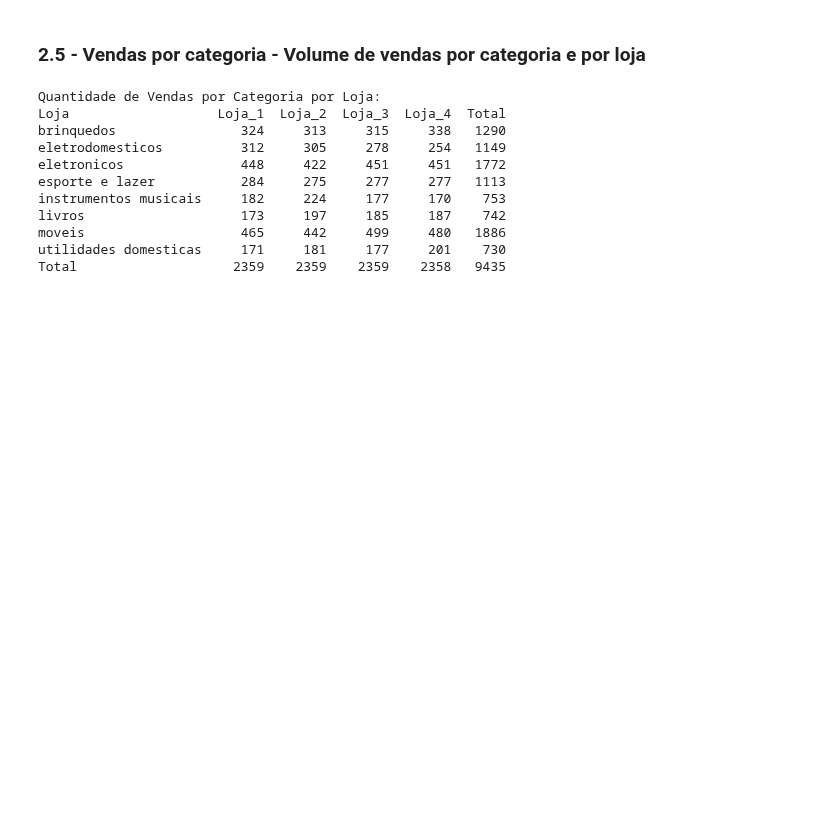
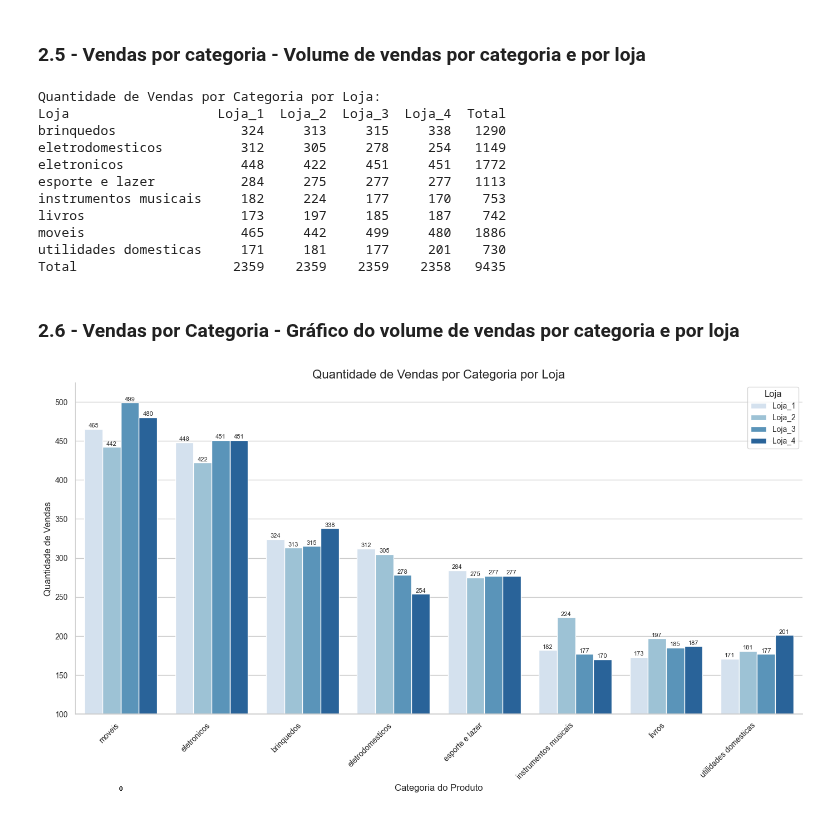
Before and after one commit to JCrpa/curso3_python_data_science_challenge_alura-store_github, a Jupyter notebook: AluraStoreBr.ipynb, the cells around one changed output. Drawn from its saved outputs; the diff is of its cells as text; code cells hidden in the pictures; blank space fills up the shorter version.

Commit message:
implementar o grafico do volume de vendas por categoria e por loja

```diff
--- a/AluraStoreBr.ipynb
+++ b/AluraStoreBr.ipynb
@@ -454,3 +454,83 @@ livros                    173     197     185     187    742
 moveis                    465     442     499     480   1886
 utilidades domesticas     171     181     177     201    730
 Total                    2359    2359    2359    2358   9435
+# %% [markdown]
+### 2.6 - Vendas por Categoria - Gráfico do volume de vendas por categoria e por loja
+# %%
+import numpy as np
+import pandas as pd
+import matplotlib.pyplot as plt
+import seaborn as sns
+import os
+
+# Define o caminho base para os arquivos
+caminho_base = "./base-de-dados-challenge-1/"
+arquivos_lojas = ['loja_1.csv', 'loja_2.csv', 'loja_3.csv', 'loja_4.csv']
+
+# Lista para armazenar os DataFrames de cada loja
+lista_tabelas = []
+
+# Loop para ler cada arquivo e adicionar a tabela à lista
+for arquivo in arquivos_lojas:
+    caminho_completo = os.path.join(caminho_base, arquivo)
+    df_loja = pd.read_csv(caminho_completo)
+    nome_loja = arquivo.split('.')[0].capitalize()
+    df_loja['Loja'] = nome_loja
+    lista_tabelas.append(df_loja)
+
+# Concatena todas as tabelas em uma única tabela chamada 'lojas'
+lojas = pd.concat(lista_tabelas, ignore_index=True)
+
+# Calcular a quantidade de vendas por categoria e loja
+vendas_por_categoria_loja = lojas.groupby(['Categoria do Produto', 'Loja']).size().unstack(fill_value=0)
+
+# Ordenar as categorias pela soma das vendas em todas as lojas (do maior para o menor)
+vendas_totais_por_categoria = vendas_por_categoria_loja.sum(axis=1).sort_values(ascending=False)
+vendas_por_categoria_pivot_ordenado = vendas_por_categoria_loja.loc[vendas_totais_por_categoria.index]
+
+# Preparar os dados para Seaborn usando melt
+df_melted = pd.melt(vendas_por_categoria_pivot_ordenado.reset_index(),
+                    id_vars='Categoria do Produto',
+                    value_vars=vendas_por_categoria_pivot_ordenado.columns,
+                    var_name='Loja',
+                    value_name='Quantidade de Vendas')
+
+# Configurar o estilo do Seaborn
+sns.set_theme(style="whitegrid")
+
+# Configurar o tamanho da figura
+plt.figure(figsize=(14, 8))
+
+# Criar o gráfico de barras agrupadas com Seaborn
+ax = sns.barplot(x='Categoria do Produto', y='Quantidade de Vendas', hue='Loja', data=df_melted, palette="Blues")
+
+# Adicionar a quantidade vendida no topo de cada barra
+for p in ax.patches:
+    altura = p.get_height()
+    x_pos = p.get_x() + p.get_width() / 2.
+    y_pos = altura + 0.5  # Adiciona um pequeno espaço acima da barra
+    ax.text(x_pos, y_pos, f'{int(altura)}', ha='center', va='bottom', fontsize=8)
+
+# Adicionar rótulos e título
+plt.xlabel("Categoria do Produto", fontsize=12)
+plt.ylabel("Quantidade de Vendas", fontsize=12)
+plt.title("Quantidade de Vendas por Categoria por Loja", fontsize=16)
+plt.xticks(rotation=45, ha='right', fontsize=10)
+plt.yticks(fontsize=10)
+
+# Definir o limite inferior do eixo Y
+plt.ylim(bottom=100)
+
+# Adicionar legenda
+plt.legend(title='Loja', fontsize=10)
+
+# Remover spines desnecessárias
+sns.despine()
+
+# Ajustar o layout para evitar cortes
+plt.tight_layout()
+
+# Exibir o gráfico
+plt.show()
+# %% [output]
+[figure, added]
```
